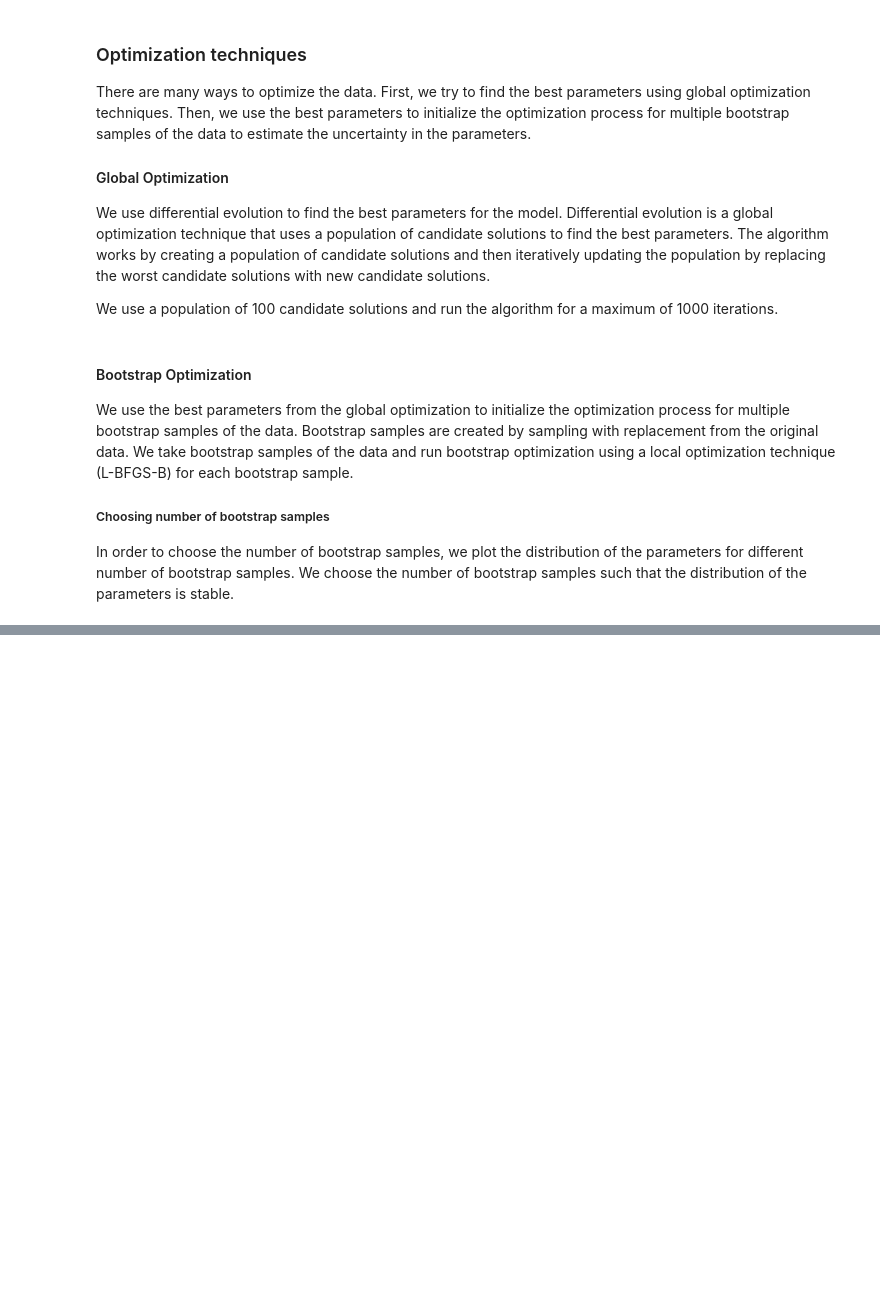
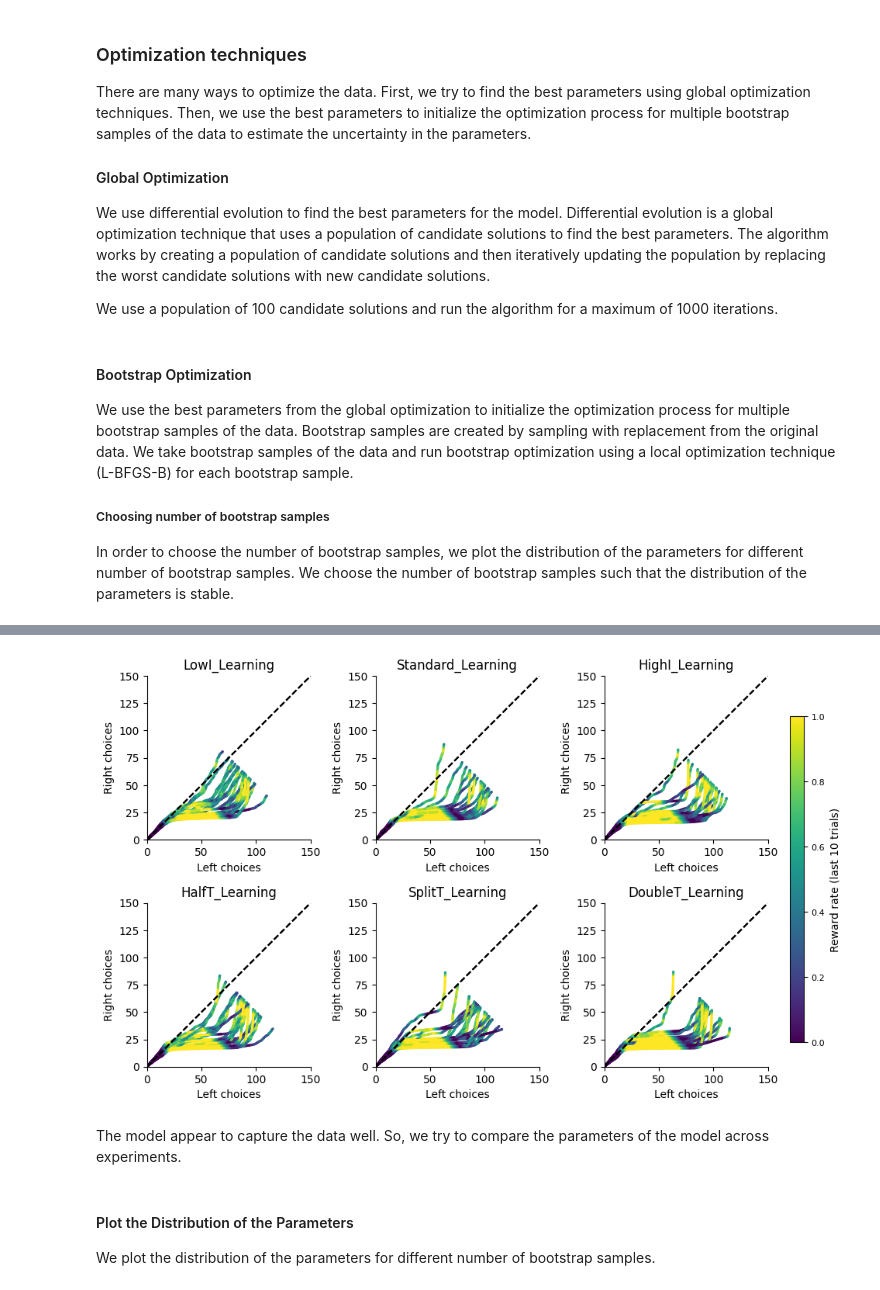
Before and after one commit to neurorishika/FlyOptoStimAnalysis, a Jupyter notebook: analysis/analysis.ipynb, the cells around one changed output, grey strips where cells are left out. Saved outputs shown, nothing was run; the diff lists cells and outputs as text; code cells hidden in the pictures; blank space fills up the shorter version.

```diff
--- a/analysis/analysis.ipynb
+++ b/analysis/analysis.ipynb
@@ -34,6 +35,7 @@ save_path = '../processed_data/pulStr_20-07-2023' # path to save processed data
 quality_control = 'minimal' # whether to perform quality control (valid options: minimal, full, none)
 last_date = datetime.datetime.now().strftime("%Y-%m-%d %H:%M:%S") # get current date and time
 n_jobs = 10 # number of jobs for parallelization
+rerun_fitting = False # whether to rerun fitting
 # %% [markdown]
 ### Decrypt and Load Data
 # %%
@@ -244,7 +246,7 @@ e = metadata['Fly Experiment'].apply(lambda x: exp_mapper[x.split('.')[0].split(
 
 num_e = np.max(e)+1 # number of unique pulse structures
 init_params = np.array([0.5,0.5,1]+[1]*num_e) # initial parameters
-bounds = [(0,1),(0,1),(0,5)]+[(0,5)]*num_e # bounds for parameters
+bounds = [(0,1),(0,1),(0,20)]+[(0,20)]*num_e # bounds for parameters
 
 # create the save directory if it doesn't exist
 if not os.path.exists(save_path):
@@ -366,0 +346,49 @@ plt.show()
+# %%
+# LOAD RESULTS AND GET BEST PARAMETERS
+
+with open('{}/global_optimization_results.pkl'.format(save_path), 'rb') as f:
+    go_results = pickle.load(f)
+
+best_params = go_results.x # use best parameters from global optimization
+# %%
+# Make Predictions
+C_pred = fit_ql(best_params,c,r,e,return_probs=True)[1] # get predicted choices
+# %%
+fig, ax = plt.subplots(2, 3, figsize=(9, 6))
+for exp in metadata['Fly Experiment'].sort_values().unique():
+    choice_set = C_pred[metadata[metadata['Fly Experiment'] == exp].index]
+    reward_set = reward_data[metadata[metadata['Fly Experiment'] == exp].index]
+    N_set = choice_set.shape[0]
+    for i in range(N_set):
+        reward_rate = np.convolve(reward_set[i,:], np.ones(10)/10, mode='same')
+        if "_reciprocal" in exp:
+            ax.flatten()[order_map[exp]].scatter(np.cumsum(choice_set[i,:]), np.cumsum(1-choice_set[i,:]), c=reward_rate, cmap=cmap, s=2, vmin=0, vmax=1)
+        else:
+            ax.flatten()[order_map[exp]].scatter(np.cumsum(1-choice_set[i,:]), np.cumsum(choice_set[i,:]), c=reward_rate, cmap=cmap, s=2, vmin=0, vmax=1)
+    ax.flatten()[order_map[exp]].plot([0, choice_set.shape[1]], [0, choice_set.shape[1]], 'k--')
+    ax.flatten()[order_map[exp]].set_xlabel('Left choices')
+    ax.flatten()[order_map[exp]].set_ylabel('Right choices')
+    ax.flatten()[order_map[exp]].set_xlim([0, choice_set.shape[1]])
+    ax.flatten()[order_map[exp]].set_ylim([0, choice_set.shape[1]])
+    ax.flatten()[order_map[exp]].set_title(exp[:-4].split('_reciprocal')[0])
+    ax.flatten()[order_map[exp]].set_aspect('equal')
+    ax.flatten()[order_map[exp]].spines['top'].set_visible(False)
+    ax.flatten()[order_map[exp]].spines['right'].set_visible(False)
+
+plt.tight_layout()
+
+# add a colorbar to the entire figure
+cbar_ax = fig.add_axes([1.0, 0.15, 0.02, 0.7])
+cbar = fig.colorbar(ax.flatten()[1].collections[0], cax=cbar_ax, orientation='vertical')
+cbar.set_label('Reward rate (last 10 trials)')
+cbar.ax.tick_params(labelsize=8)
+
+plt.show()
+# %% [output]
+[figure, added]
+# %% [markdown]
+The model appear to capture the data well. So, we try to compare the parameters of the model across experiments.
+# %% [markdown]
+#### Plot the Distribution of the Parameters
+
+We plot the distribution of the parameters for different number of bootstrap samples.
```
Also changed, not shown: parts of 14 cells of this notebook.
